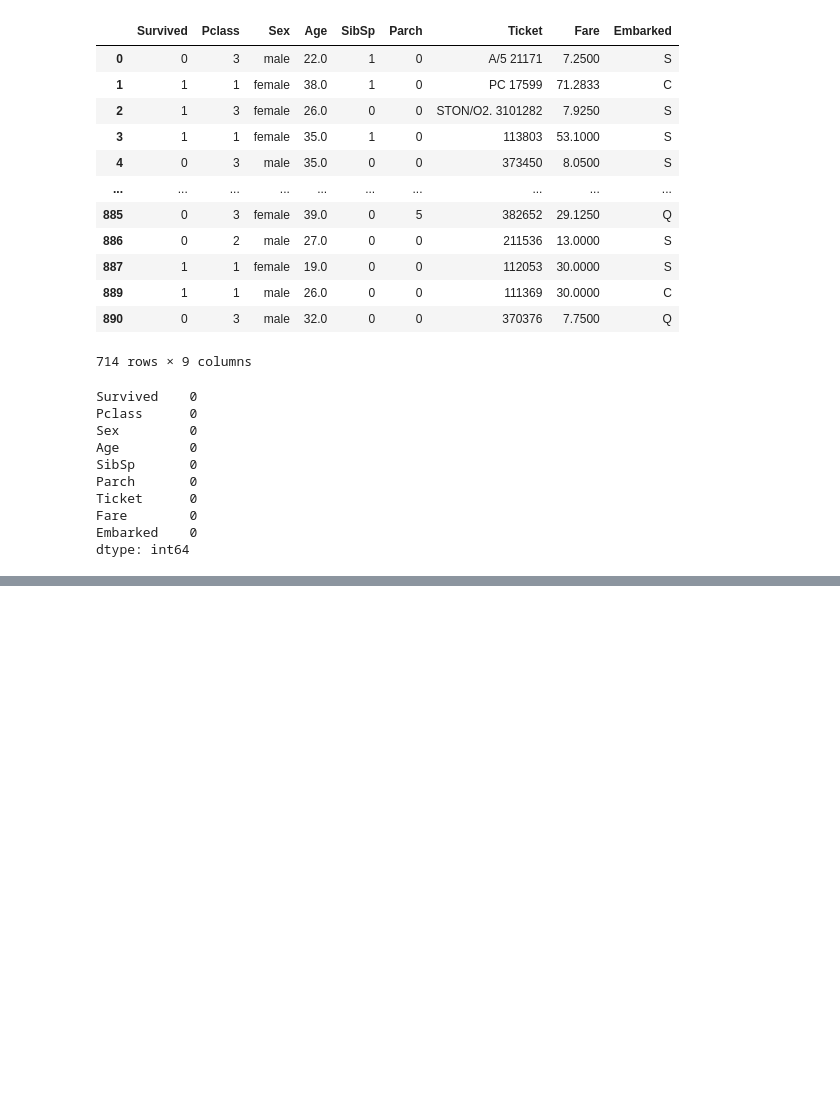
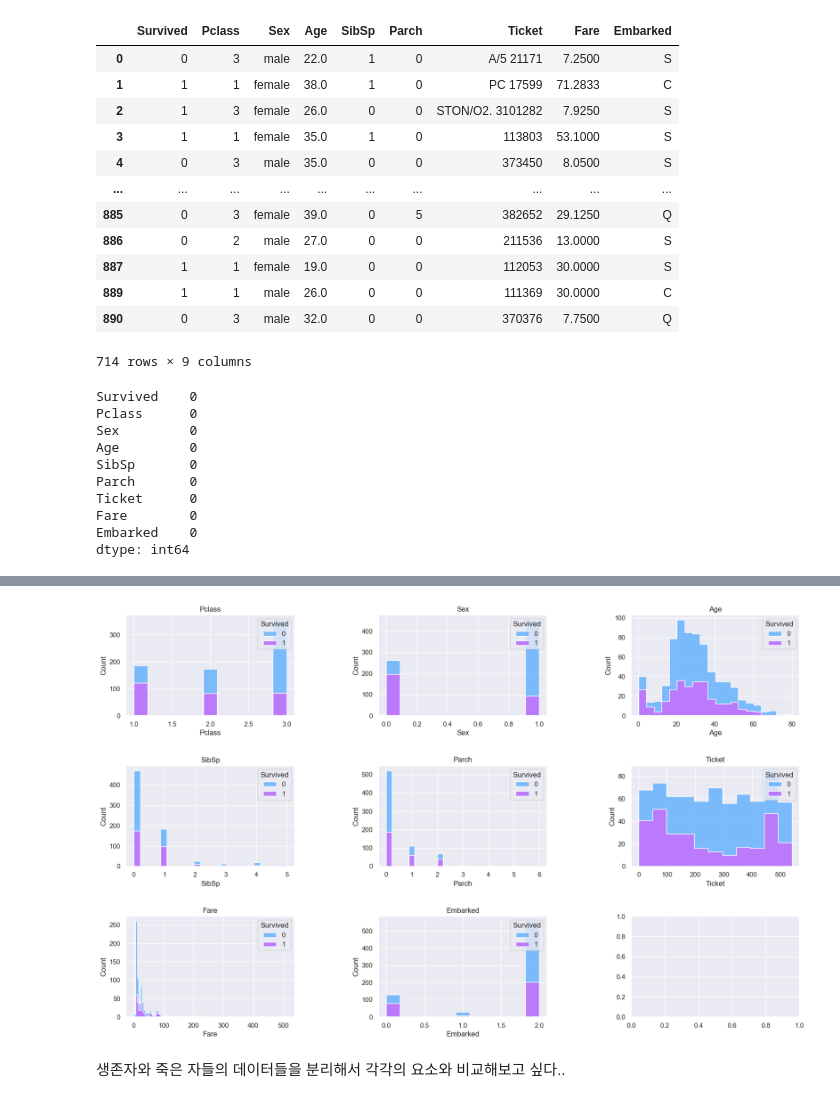
Before and after one commit to koreaTail/aiffel_git, a Jupyter notebook: 6week/Titanic_project.ipynb, the cells around one changed output, grey strips where cells are left out. Drawn from its saved outputs; the diff is of its cells as text; code cells hidden in the pictures; blank space fills up the shorter version.

```diff
--- a/6week/Titanic_project.ipynb
+++ b/6week/Titanic_project.ipynb
@@ -362,0 +528,5 @@ dtype: int64
+# %%
+for i in range(1,train_df.shape[1]):
+    print(train_df[[train_df.columns[i], "Survived"]].groupby([train_df.columns[i]], as_index=False).
+          mean().sort_values(by='Survived', ascending=False))
+    print('===================================')
@@ -362,0 +551,15 @@ dtype: int64
+# %%
+col_name = train_df.columns[1:]
+
+fig, axs = plt.subplots(3,3, figsize=(20, 12), facecolor='w', edgecolor='k')
+fig.subplots_adjust(hspace = .5, wspace=.5)
+axs = axs.ravel()
+
+for i in range(col_name.shape[0]):
+    sns.histplot(data=train_df,x=train_df[col_name[i]],hue='Survived',palette='cool',
+                 multiple="stack",ax=axs[i], element="step")
+    axs[i].set_title(col_name[i])
+# %% [output]
+[figure, added]
+# %% [markdown]
+생존자와 죽은 자들의 데이터들을 분리해서 각각의 요소와 비교해보고 싶다..
```
Also changed, not shown: parts of 27 cells of this notebook.
